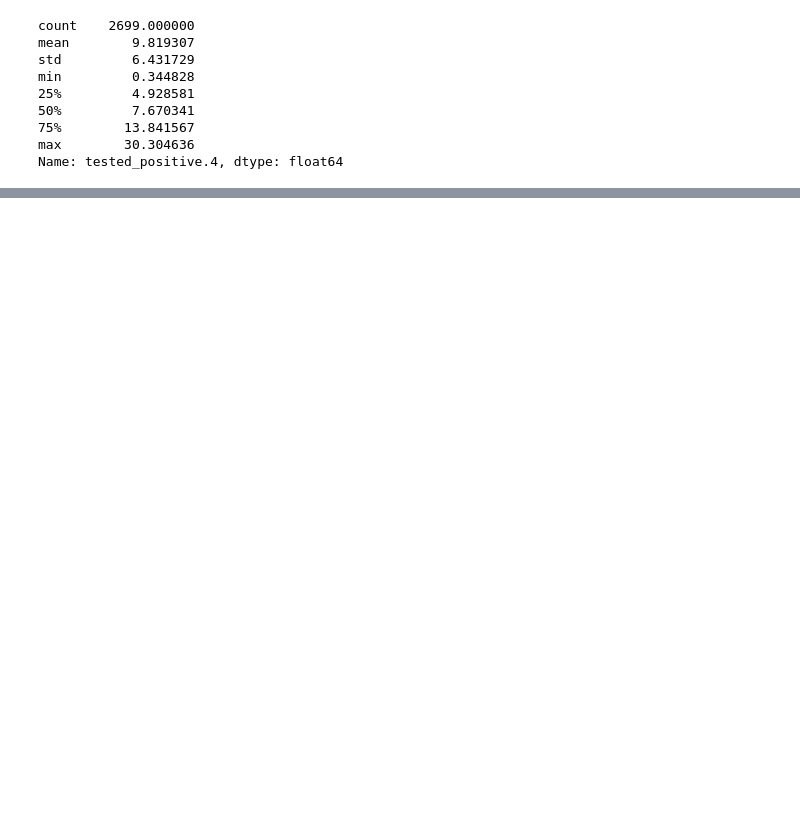
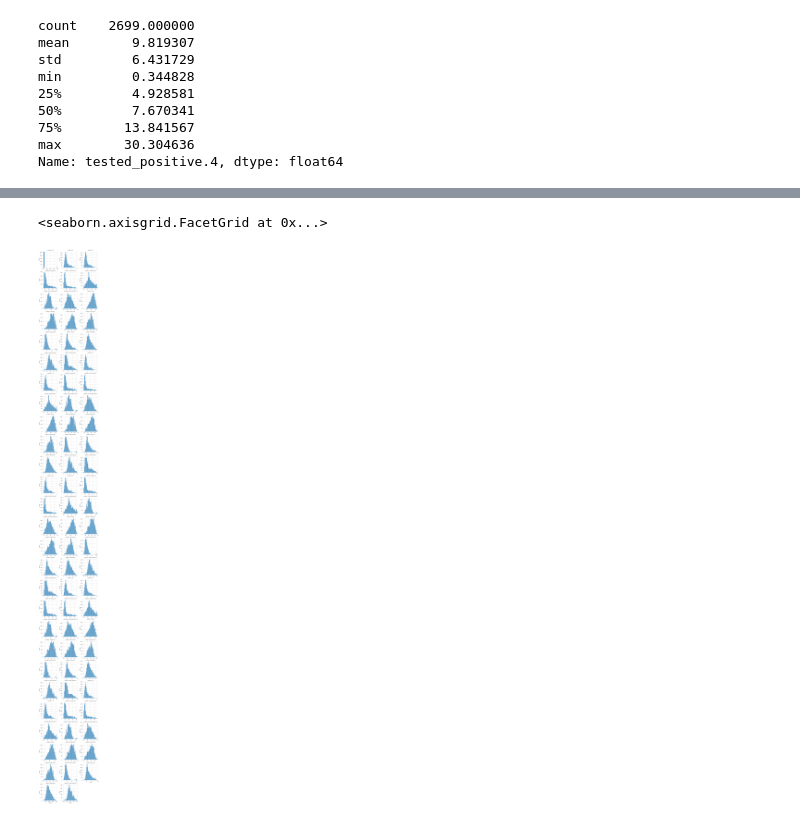
Before and after one commit to xiaguan/DeepLearning, a Jupyter notebook: LHW_ML_HW01/数据分析.ipynb, the cells around one changed output, grey strips where cells are left out. Drawn from its saved outputs; the diff is of its cells as text; code cells hidden in the pictures; blank space fills up the shorter version.

```diff
--- a/LHW_ML_HW01/数据分析.ipynb
+++ b/LHW_ML_HW01/数据分析.ipynb
@@ -49,3 +35,6 @@ sns.displot(train_data['tested_positive.4'])
 # %%
-quantitative = [feature for feature in train_data.iloc[:,38:] if train_data.dtypes[feature] != 'object']
+# 将不是object，而是数值的数据的列的名称取出来
+quantitative = [feature for feature in train_data.loc[:,'WA':] if train_data.dtypes[feature] != 'object']
+# 房价自己也要除去
 quantitative.remove('tested_positive.4')
+quantitative
@@ -52,6 +59,9 @@ quantitative.remove('tested_positive.4')
 # %%
-m_cont = pd.melt(train_data,value_vars=quantitative)
-#g = sns.FacetGrid(m_cont,col='variable',col_wrap=3,sharex=False,sharey=False,height=4)
-#g.map(sns.histplot,'value')
+m_cont = pd.melt(train_data, value_vars=quantitative)
+g = sns.FacetGrid(m_cont, col='variable', col_wrap=3, sharex=False, sharey=False,height=3)
+g.map(sns.histplot, 'value')
+# %% [output]
+<seaborn.axisgrid.FacetGrid at 0x...>
+[figure, added]
 # %%
 m_cont = pd.melt(train_data,id_vars='tested_positive.4',value_vars = quantitative)
```
Also changed, not shown: parts of 19 cells of this notebook, 7 other files.
